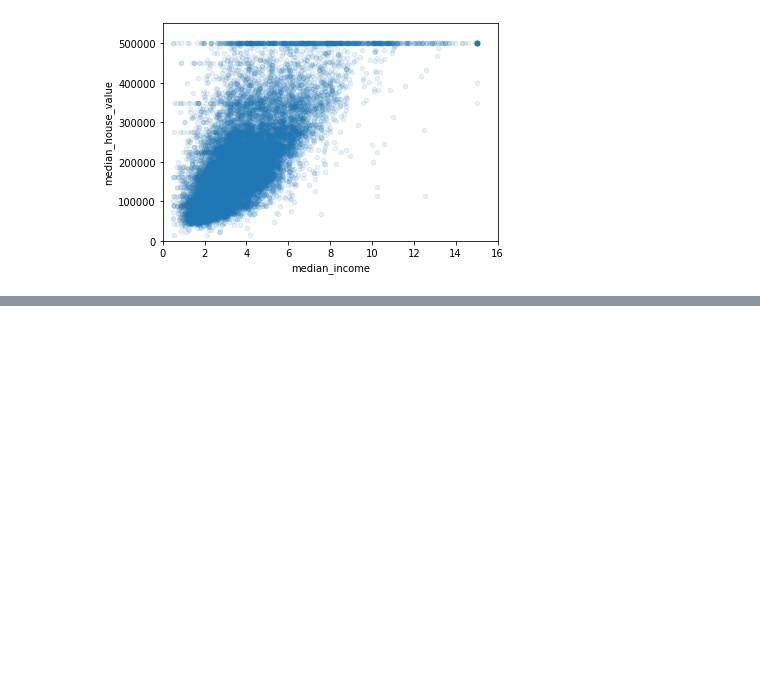
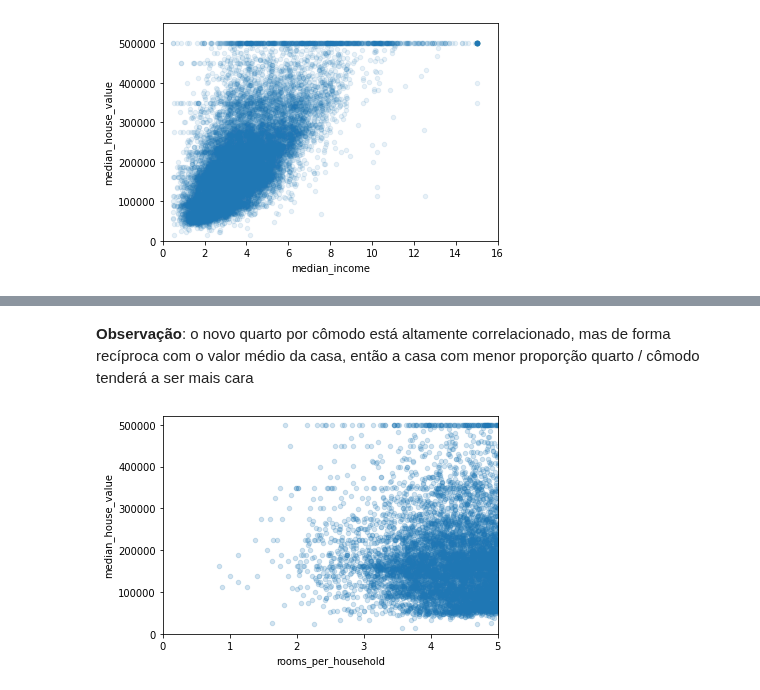
Before and after one commit to AyrtonCossuol/boston-test-dataset-analysis, a Jupyter notebook: california_housing_prince_prediction/California_Housing_Price_Prediction.ipynb, the cells around one changed output, grey strips where cells are left out. Saved outputs shown, nothing was run; the diff lists cells and outputs as text; code cells hidden in the pictures; blank space fills up the shorter version.

```diff
--- a/california_housing_prince_prediction/California_Housing_Price_Prediction.ipynb
+++ b/california_housing_prince_prediction/California_Housing_Price_Prediction.ipynb
@@ -241,0 +244,4 @@ plt.axis([0, 16, 0, 550000])
+# %%
+housing['bedrooms_per_room'] = housing['total_bedrooms'] / housing['total_rooms']
+housing['population_per_housegold'] = housing['population'] / housing['households']
+housing['rooms_per_household'] = housing['total_rooms'] / housing['households']
@@ -241,0 +265,8 @@ plt.axis([0, 16, 0, 550000])
+# %% [markdown]
+**Observação**: o novo quarto por cômodo está altamente correlacionado, mas de forma recíproca com o valor médio da casa, então a casa com menor proporção quarto / cômodo tenderá a ser mais cara
+# %%
+housing.plot(kind='scatter', x='rooms_per_household', y='median_house_value', alpha=0.2)
+plt.axis([0, 5, 0, 520000])
+plt.show()
+# %% [output]
+[figure, added]
```
Also changed, not shown: parts of 4 cells of this notebook.
